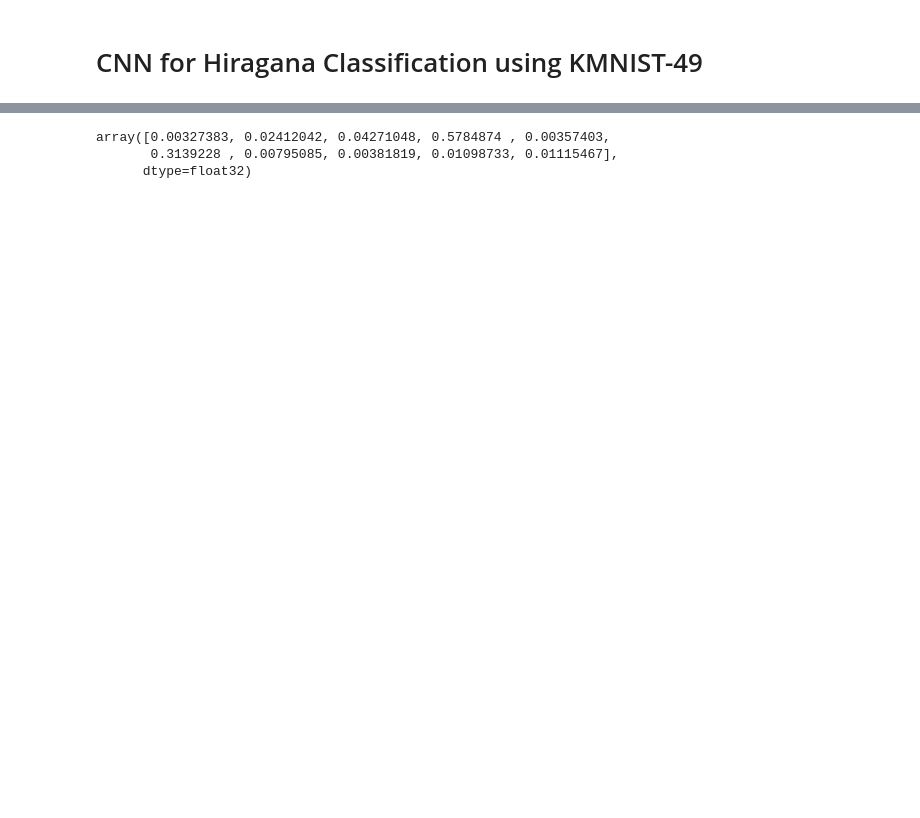
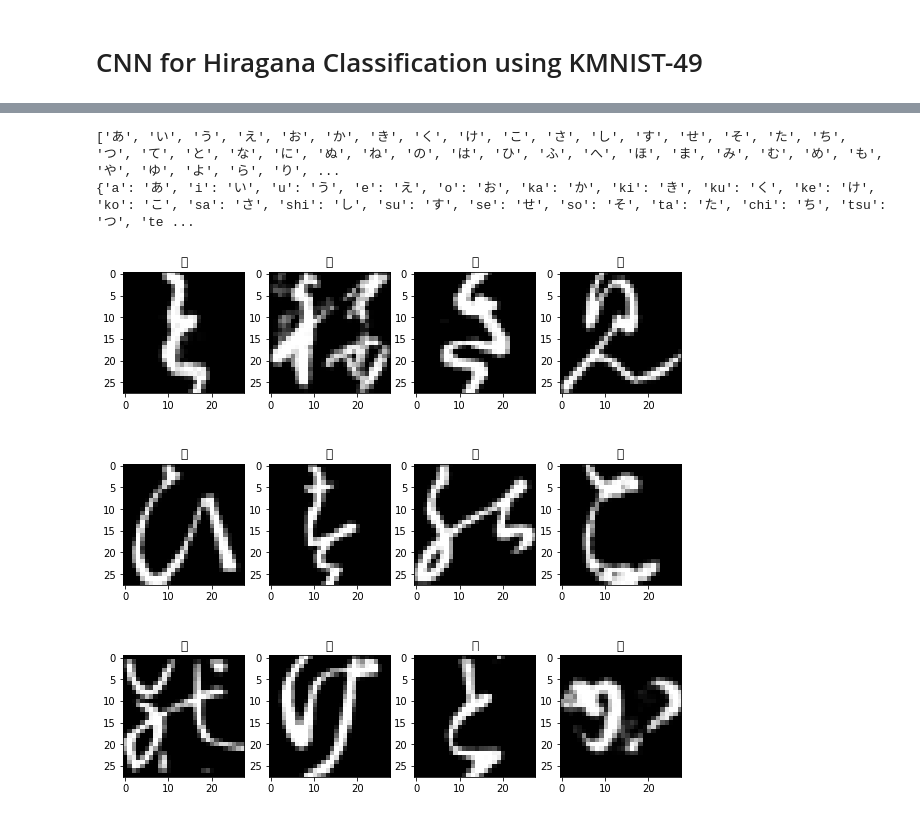
Before and after one commit to laasya98/H4, a Jupyter notebook: h4.ipynb, the cells around one changed output, grey strips where cells are left out. Drawn from its saved outputs; the diff is of its cells as text; code cells hidden in the pictures; blank space fills up the shorter version.

```diff
--- a/h4.ipynb
+++ b/h4.ipynb
@@ -189,6 +179,46 @@ len(x)
-# %%
-x[0]
-# %% [output]
-array([0.00327383, 0.02412042, 0.04271048, 0.5784874 , 0.00357403,
-       0.3139228 , 0.00795085, 0.00381819, 0.01098733, 0.01115467],
-      dtype=float32)
+# %%
+# create mappings from num to unicode, and syllable to unicode
+map_unicode = {
+    0:  u"\u3042", 1:  u"\u3044", 2:  u"\u3046", 3:  u"\u3048", 4:  u"\u304A",
+    5:  u"\u304B", 6:  u"\u304D", 7:  u"\u304F", 8:  u"\u3051", 9:  u"\u3053",
+    10: u"\u3055", 11: u"\u3057", 12: u"\u3059", 13: u"\u305B", 14: u"\u305D",
+    15: u"\u305F", 16: u"\u3061", 17: u"\u3064", 18: u"\u3066", 19: u"\u3068",
+    20: u"\u306A", 21: u"\u306B", 22: u"\u306C", 23: u"\u306D", 24: u"\u306E",
+    25: u"\u306F", 26: u"\u3072", 27: u"\u3075", 28: u"\u3078", 29: u"\u307B",
+    30: u"\u307E", 31: u"\u307F", 32: u"\u3080", 33: u"\u3081", 34: u"\u3082",
+    35: u"\u3084", 36: u"\u3086", 37: u"\u3088", 38: u"\u3089", 39: u"\u308A",
+    40: u"\u308B", 41: u"\u308C", 42: u"\u308D", 43: u"\u308F", 44: u"\u3090",
+    45: u"\u3091", 46: u"\u3092", 47: u"\u3093", 48: u"\u309D"}
+
+print([map_unicode[i] for i in range(49)])
+
+chars = ["a", "i", "u", "e", "o",
+         "ka", "ki", "ku", "ke", "ko",
+         "sa", "shi", "su", "se", "so",
+         "ta", "chi", "tsu", "te", "to",
+         "na", "ni", "nu", "ne", "no",
+         "ha", "hi", "fu", "he", "ho",
+         "ma", "mi", "mu", "me", "mo",
+         "ya", "yu", "yo",
+         "ra", "ri", "ru", "re", "ro",
+         "wa", "wi", "wu", "wo",
+         "n"]
+
+map_unicode_char = dict()
+for i in range(len(chars)):
+    map_unicode_char[chars[i]] = map_unicode[i]
+
+print(map_unicode_char)
+# %% [output]
+['あ', 'い', 'う', 'え', 'お', 'か', 'き', 'く', 'け', 'こ', 'さ', 'し', 'す', 'せ', 'そ', 'た', 'ち', 'つ', 'て', 'と', 'な', 'に', 'ぬ', 'ね', 'の', 'は', 'ひ', 'ふ', 'へ', 'ほ', 'ま', 'み', 'む', 'め', 'も', 'や', 'ゆ', 'よ', 'ら', 'り', ...
+{'a': 'あ', 'i': 'い', 'u': 'う', 'e': 'え', 'o': 'お', 'ka': 'か', 'ki': 'き', 'ku': 'く', 'ke': 'け', 'ko': 'こ', 'sa': 'さ', 'shi': 'し', 'su': 'す', 'se': 'せ', 'so': 'そ', 'ta': 'た', 'chi': 'ち', 'tsu': 'つ', 'te ...
+# %%
+# -*- coding: utf-8 -*-
+fig = plt.figure(figsize=(10,10))
+
+for i in range(12):
+    fig.add_subplot(3,4,i+1)
+    plt.imshow(x_test[i,:,:,0], cmap = "gray")
+    plt.title(chars[i])
+# %% [output]
+[figure, added]
```
Also changed, not shown: parts of 8 cells of this notebook.
